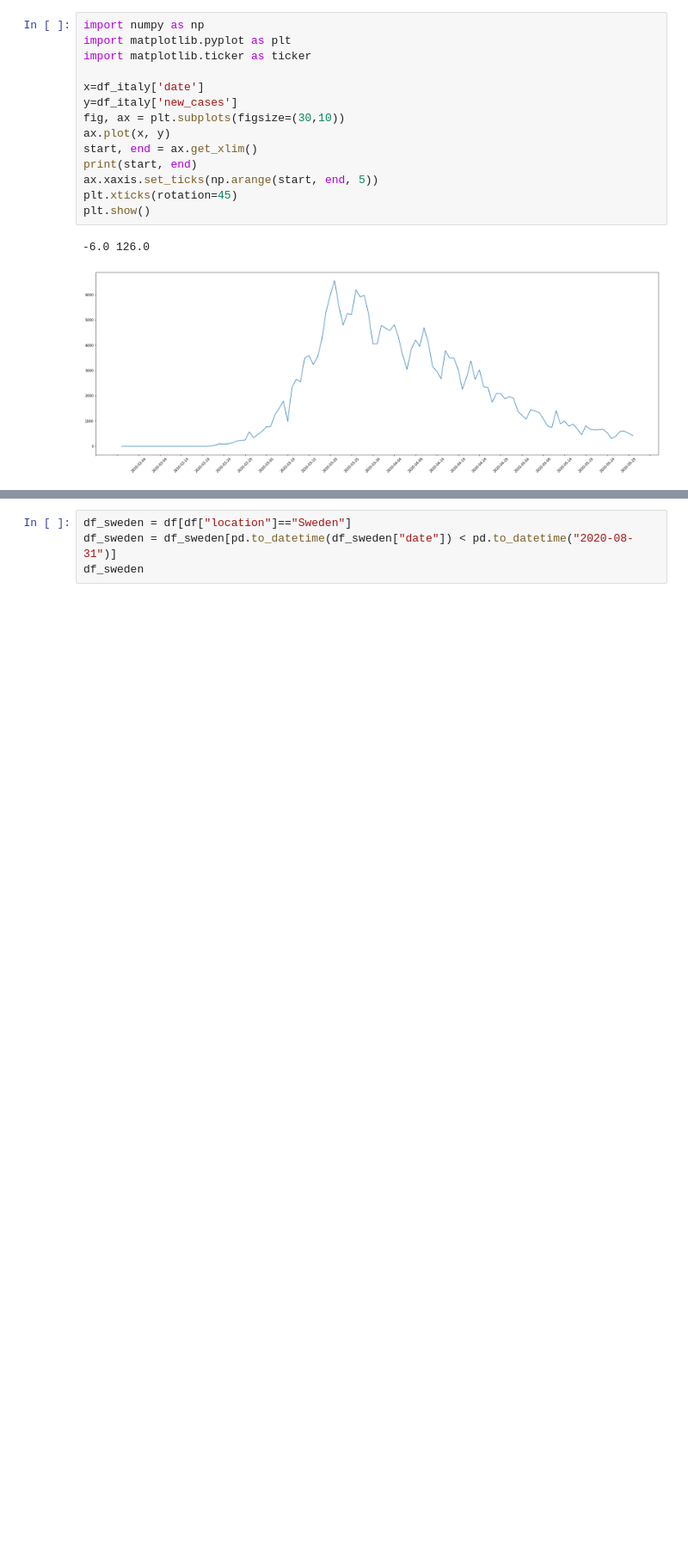
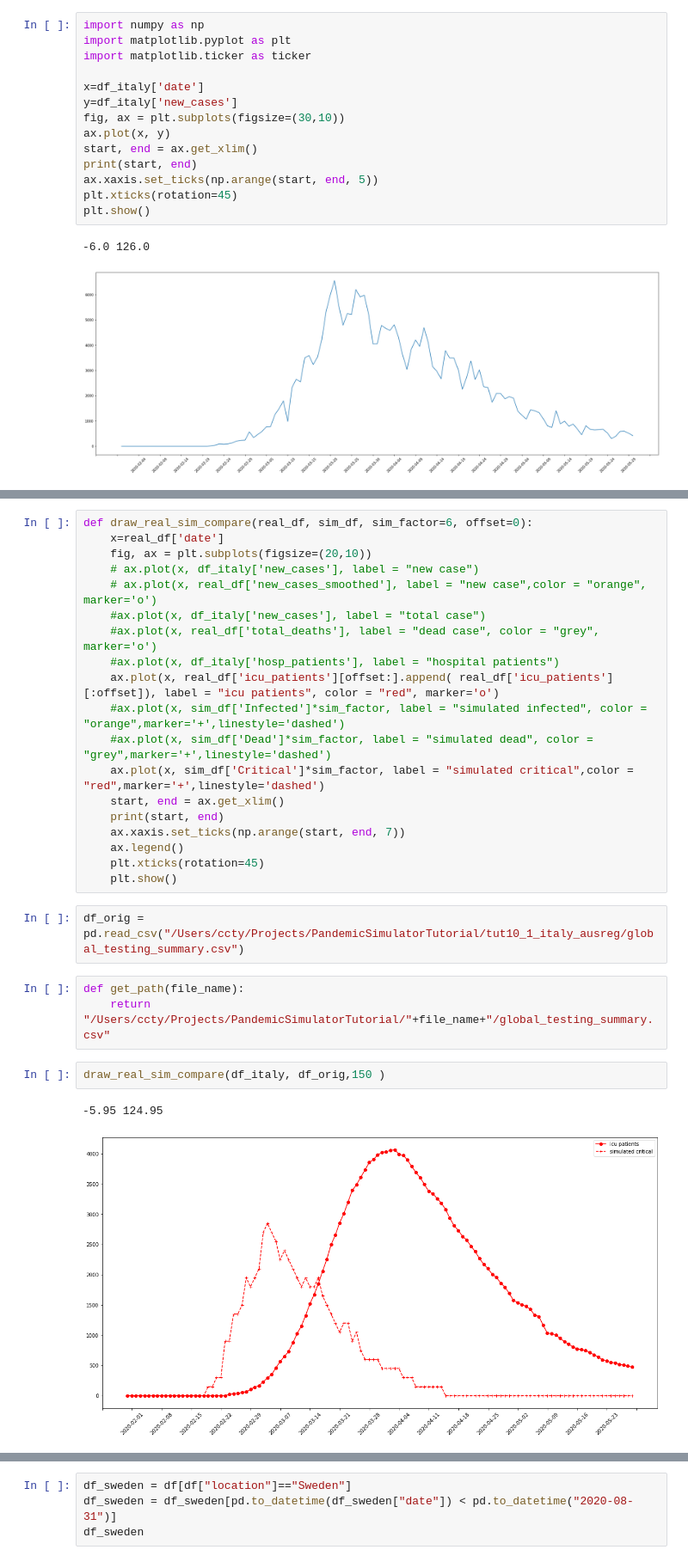
Before and after one commit to tingyincc/pandemic, a Jupyter notebook: scripts/calibration/real_world.ipynb, the cells around one changed output, grey strips where cells are left out. Shown at 86% size. Saved outputs shown, nothing was run; the diff lists cells and outputs as text; blank space fills up the shorter version.

```diff
--- a/scripts/calibration/real_world.ipynb
+++ b/scripts/calibration/real_world.ipynb
@@ -88,0 +124,29 @@ plt.show()
+# %%
+def draw_real_sim_compare(real_df, sim_df, sim_factor=6, offset=0):
+    x=real_df['date']
+    fig, ax = plt.subplots(figsize=(20,10))
+    # ax.plot(x, df_italy['new_cases'], label = "new case")
+    # ax.plot(x, real_df['new_cases_smoothed'], label = "new case",color = "orange", marker='o')
+    #ax.plot(x, df_italy['new_cases'], label = "total case")
+    #ax.plot(x, real_df['total_deaths'], label = "dead case", color = "grey", marker='o')
+    #ax.plot(x, df_italy['hosp_patients'], label = "hospital patients")
+    ax.plot(x, real_df['icu_patients'][offset:].append( real_df['icu_patients'][:offset]), label = "icu patients", color = "red", marker='o')
+    #ax.plot(x, sim_df['Infected']*sim_factor, label = "simulated infected", color = "orange",marker='+',linestyle='dashed')
+    #ax.plot(x, sim_df['Dead']*sim_factor, label = "simulated dead", color = "grey",marker='+',linestyle='dashed')
+    ax.plot(x, sim_df['Critical']*sim_factor, label = "simulated critical",color = "red",marker='+',linestyle='dashed')
+    start, end = ax.get_xlim()
+    print(start, end)
+    ax.xaxis.set_ticks(np.arange(start, end, 7))
+    ax.legend()
+    plt.xticks(rotation=45)
+    plt.show()
+# %%
+df_orig = pd.read_csv("/Users/ccty/Projects/PandemicSimulatorTutorial/tut10_1_italy_ausreg/global_testing_summary.csv")
+# %%
+def get_path(file_name):
+    return "/Users/ccty/Projects/PandemicSimulatorTutorial/"+file_name+"/global_testing_summary.csv"
+# %%
+draw_real_sim_compare(df_italy, df_orig,150 )
+# %% [output]
+-5.95 124.95
+[figure, added]
```
Also changed, not shown: parts of 33 cells of this notebook, 5 other files.
